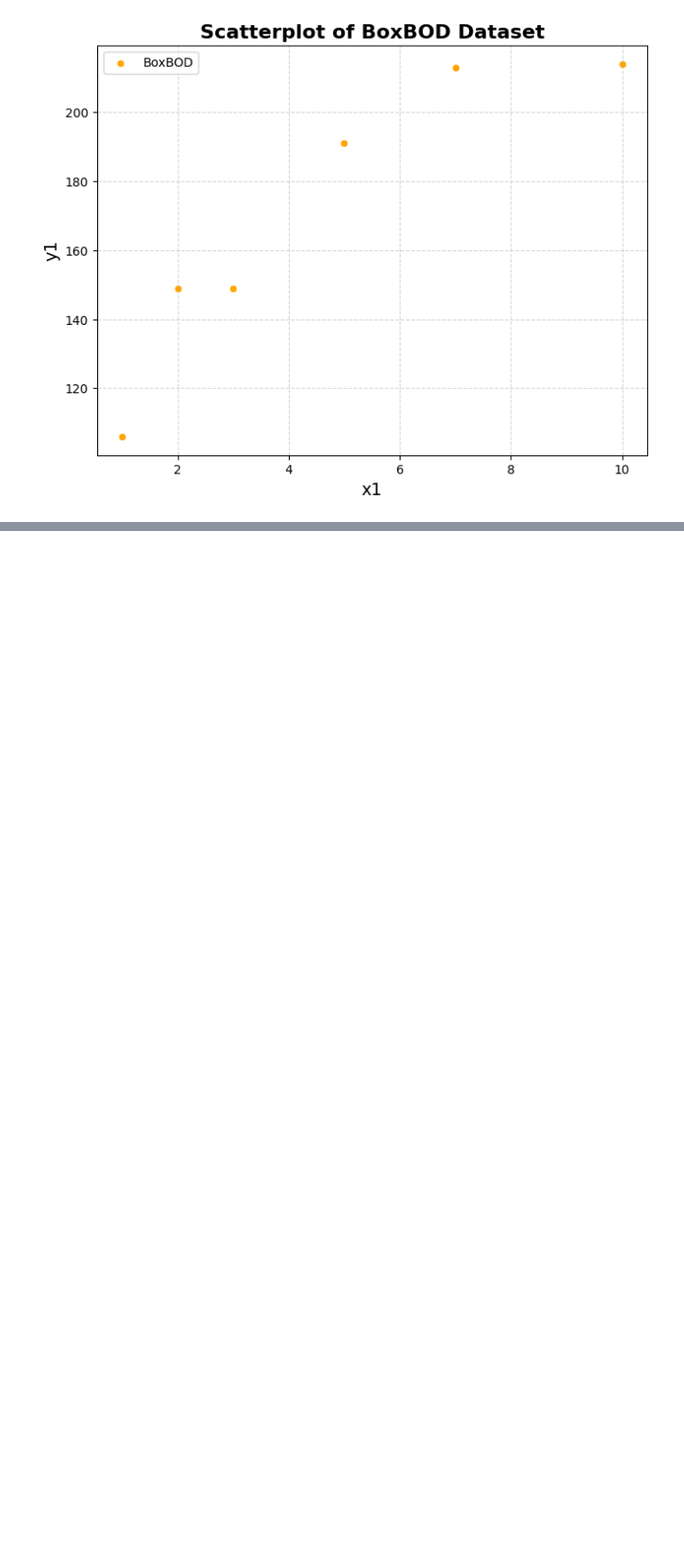
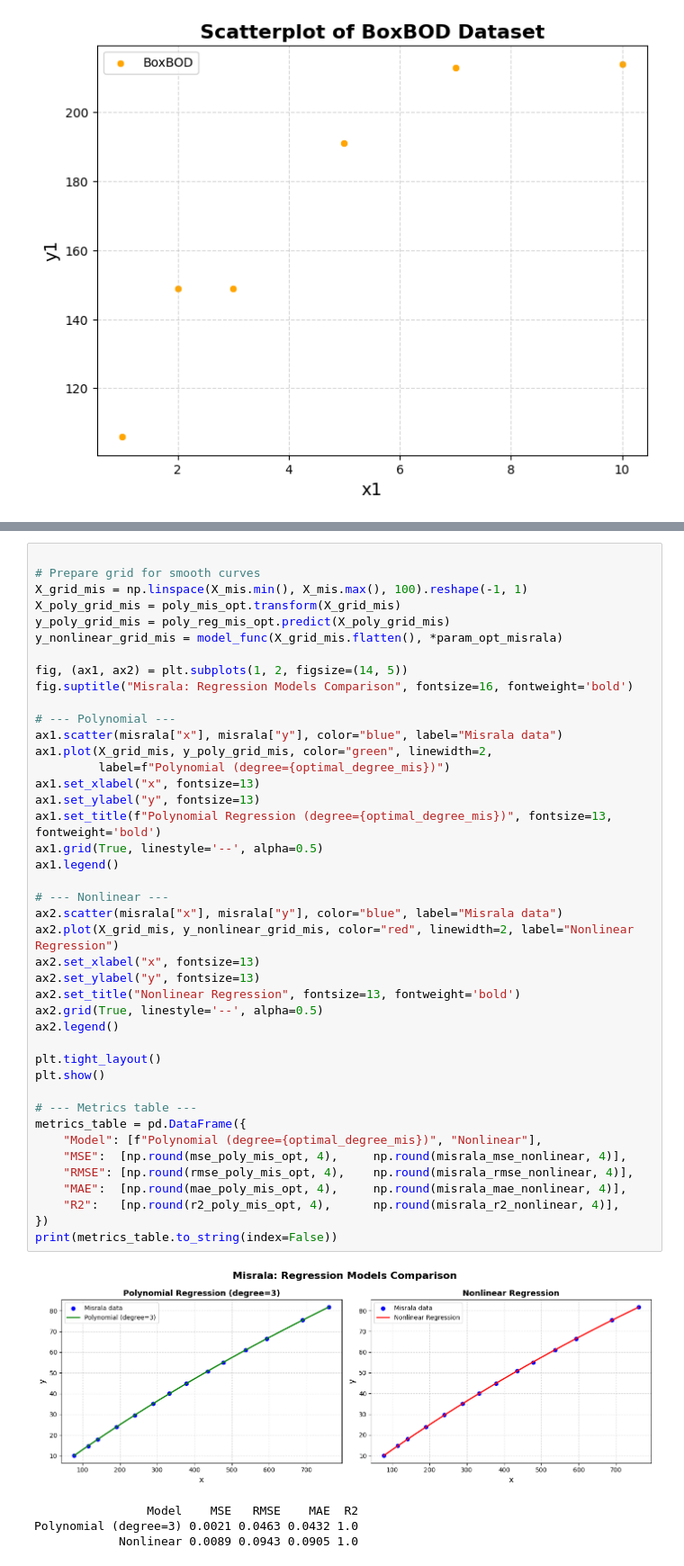
Before and after one commit to melancholy-txt/ujep, a Jupyter notebook: PSM/b1/visnak-regression.ipynb, the cells around one changed output, grey strips where cells are left out. Shown at 90% size. Saved outputs shown, nothing was run; the diff lists cells and outputs as text; blank space fills up the shorter version.

```diff
--- a/PSM/b1/visnak-regression.ipynb
+++ b/PSM/b1/visnak-regression.ipynb
@@ -262,0 +364,47 @@ BoxBOD dataset:
+# %%
+
+# Prepare grid for smooth curves
+X_grid_mis = np.linspace(X_mis.min(), X_mis.max(), 100).reshape(-1, 1)
+X_poly_grid_mis = poly_mis_opt.transform(X_grid_mis)
+y_poly_grid_mis = poly_reg_mis_opt.predict(X_poly_grid_mis)
+y_nonlinear_grid_mis = model_func(X_grid_mis.flatten(), *param_opt_misrala)
+
+fig, (ax1, ax2) = plt.subplots(1, 2, figsize=(14, 5))
+fig.suptitle("Misrala: Regression Models Comparison", fontsize=16, fontweight='bold')
+
+# --- Polynomial ---
+ax1.scatter(misrala["x"], misrala["y"], color="blue", label="Misrala data")
+ax1.plot(X_grid_mis, y_poly_grid_mis, color="green", linewidth=2,
+         label=f"Polynomial (degree={optimal_degree_mis})")
+ax1.set_xlabel("x", fontsize=13)
+ax1.set_ylabel("y", fontsize=13)
+ax1.set_title(f"Polynomial Regression (degree={optimal_degree_mis})", fontsize=13, fontweight='bold')
+ax1.grid(True, linestyle='--', alpha=0.5)
+ax1.legend()
+
+# --- Nonlinear ---
+ax2.scatter(misrala["x"], misrala["y"], color="blue", label="Misrala data")
+ax2.plot(X_grid_mis, y_nonlinear_grid_mis, color="red", linewidth=2, label="Nonlinear Regression")
+ax2.set_xlabel("x", fontsize=13)
+ax2.set_ylabel("y", fontsize=13)
+ax2.set_title("Nonlinear Regression", fontsize=13, fontweight='bold')
+ax2.grid(True, linestyle='--', alpha=0.5)
+ax2.legend()
+
+plt.tight_layout()
+plt.show()
+
+# --- Metrics table ---
+metrics_table = pd.DataFrame({
+    "Model": [f"Polynomial (degree={optimal_degree_mis})", "Nonlinear"],
+    "MSE":  [np.round(mse_poly_mis_opt, 4),     np.round(misrala_mse_nonlinear, 4)],
+    "RMSE": [np.round(rmse_poly_mis_opt, 4),    np.round(misrala_rmse_nonlinear, 4)],
+    "MAE":  [np.round(mae_poly_mis_opt, 4),     np.round(misrala_mae_nonlinear, 4)],
+    "R2":   [np.round(r2_poly_mis_opt, 4),      np.round(misrala_r2_nonlinear, 4)],
+})
+print(metrics_table.to_string(index=False))
+# %% [output]
+[figure, added]
+                Model    MSE   RMSE    MAE  R2
+Polynomial (degree=3) 0.0021 0.0463 0.0432 1.0
+            Nonlinear 0.0089 0.0943 0.0905 1.0
```
Also changed, not shown: parts of 8 cells of this notebook, 2 other files.
